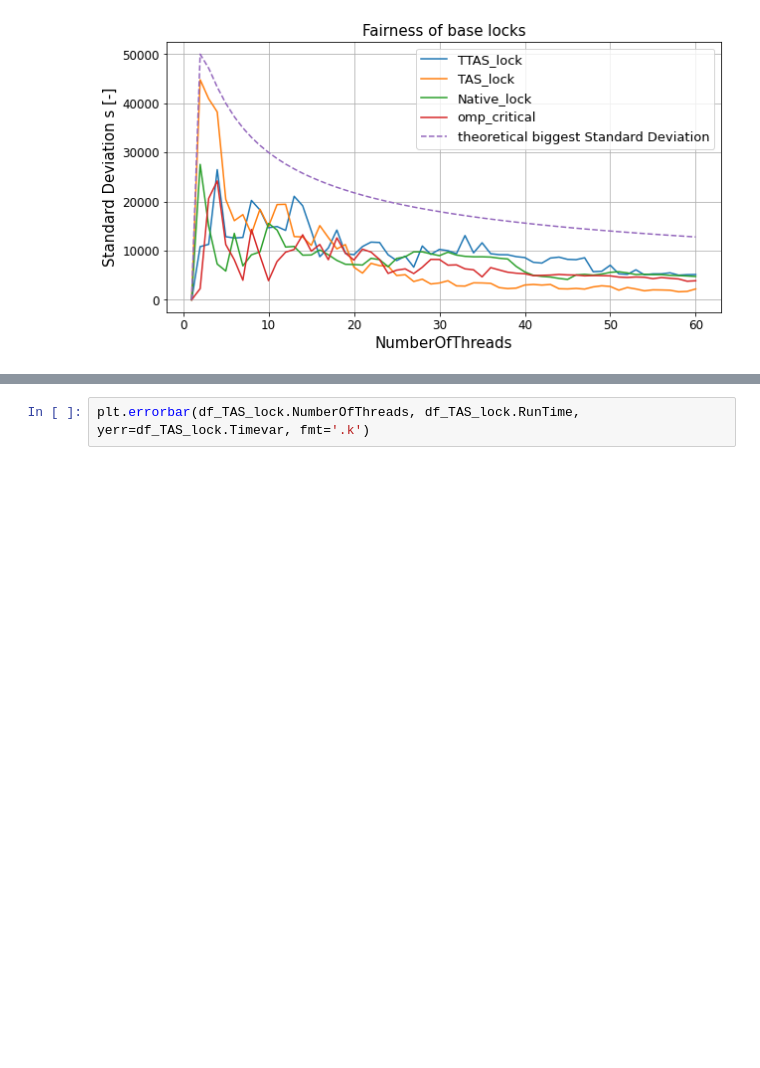
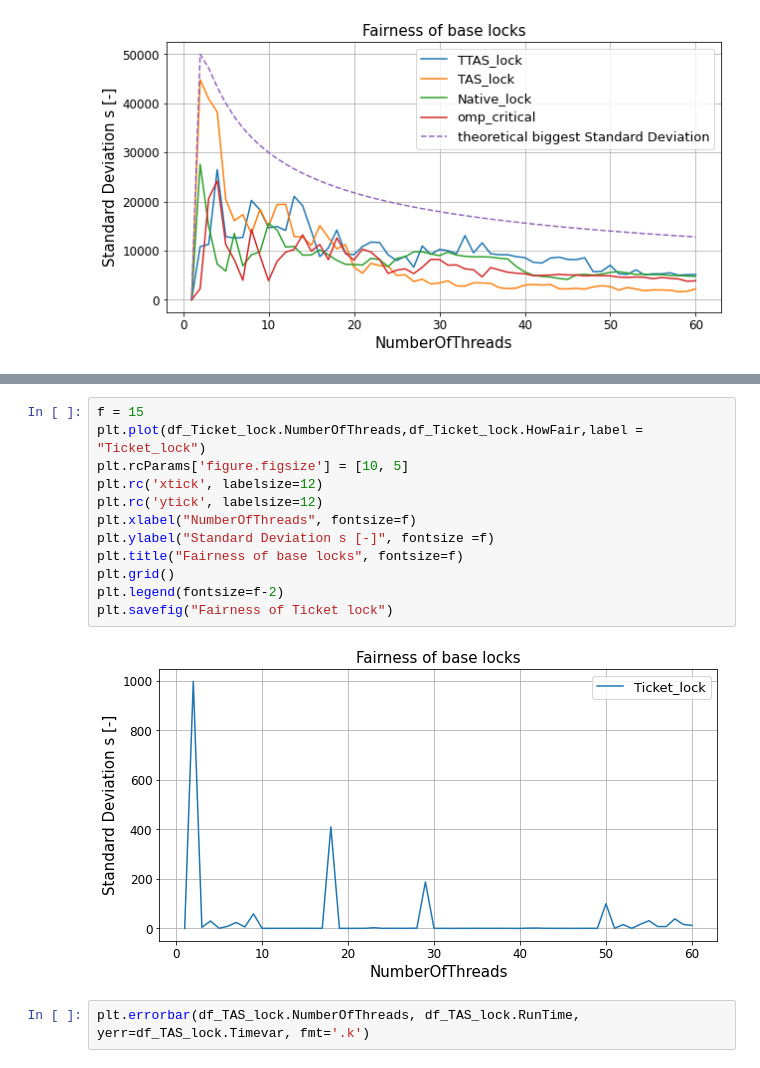
Before and after one commit to ChristianGollmann7/AMP_new, a Jupyter notebook: actualVersion/plots.ipynb, the cells around one changed output, grey strips where cells are left out. Drawn from its saved outputs; the diff is of its cells as text; blank space fills up the shorter version.

```diff
--- a/actualVersion/plots.ipynb
+++ b/actualVersion/plots.ipynb
@@ -153,3 +148,17 @@ Name: NumberOfThreads, dtype: float64
+# %%
+f = 15
+plt.plot(df_Ticket_lock.NumberOfThreads,df_Ticket_lock.HowFair,label = "Ticket_lock")
+plt.rcParams['figure.figsize'] = [10, 5]
+plt.rc('xtick', labelsize=12)
+plt.rc('ytick', labelsize=12)
+plt.xlabel("NumberOfThreads", fontsize=f)
+plt.ylabel("Standard Deviation s [-]", fontsize =f)
+plt.title("Fairness of base locks", fontsize=f)
+plt.grid()
+plt.legend(fontsize=f-2)
+plt.savefig("Fairness of Ticket lock")
+# %% [output]
+[figure, added]
 # %%
 plt.errorbar(df_TAS_lock.NumberOfThreads, df_TAS_lock.RunTime, yerr=df_TAS_lock.Timevar, fmt='.k')
 # %%
```
Also changed, not shown: parts of 3 cells of this notebook, 3 other files.
